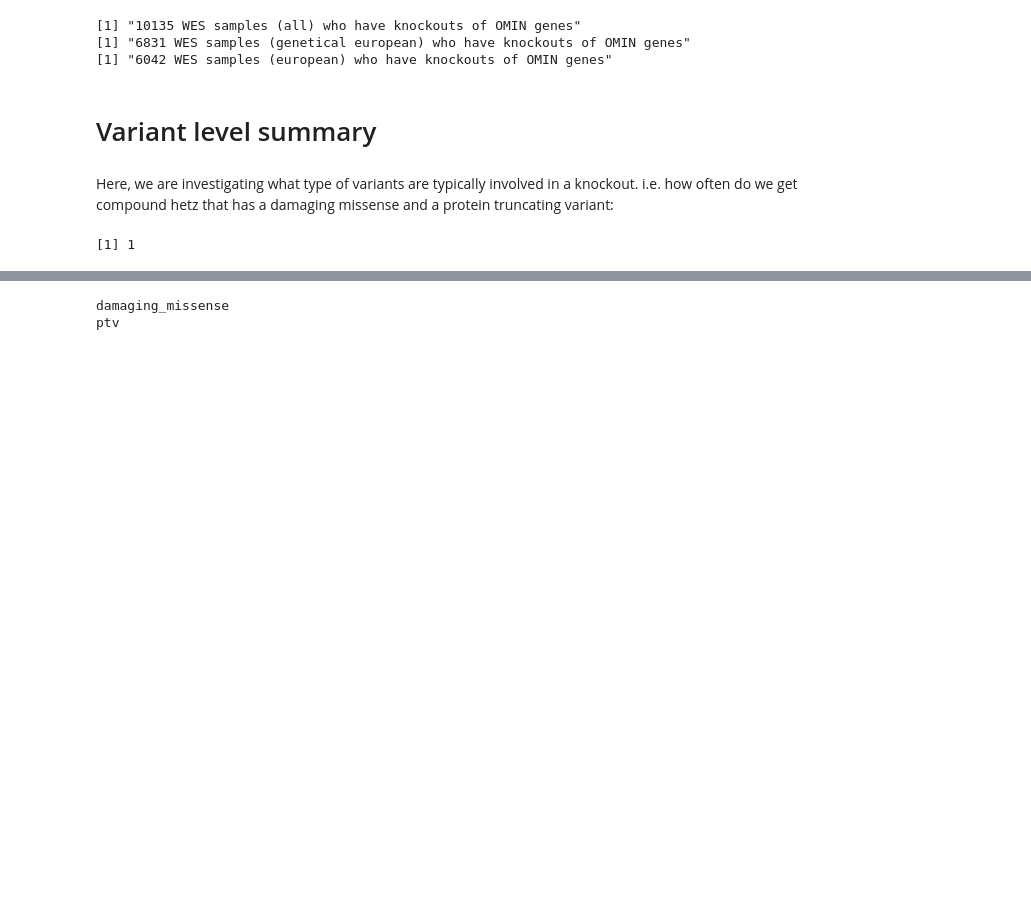
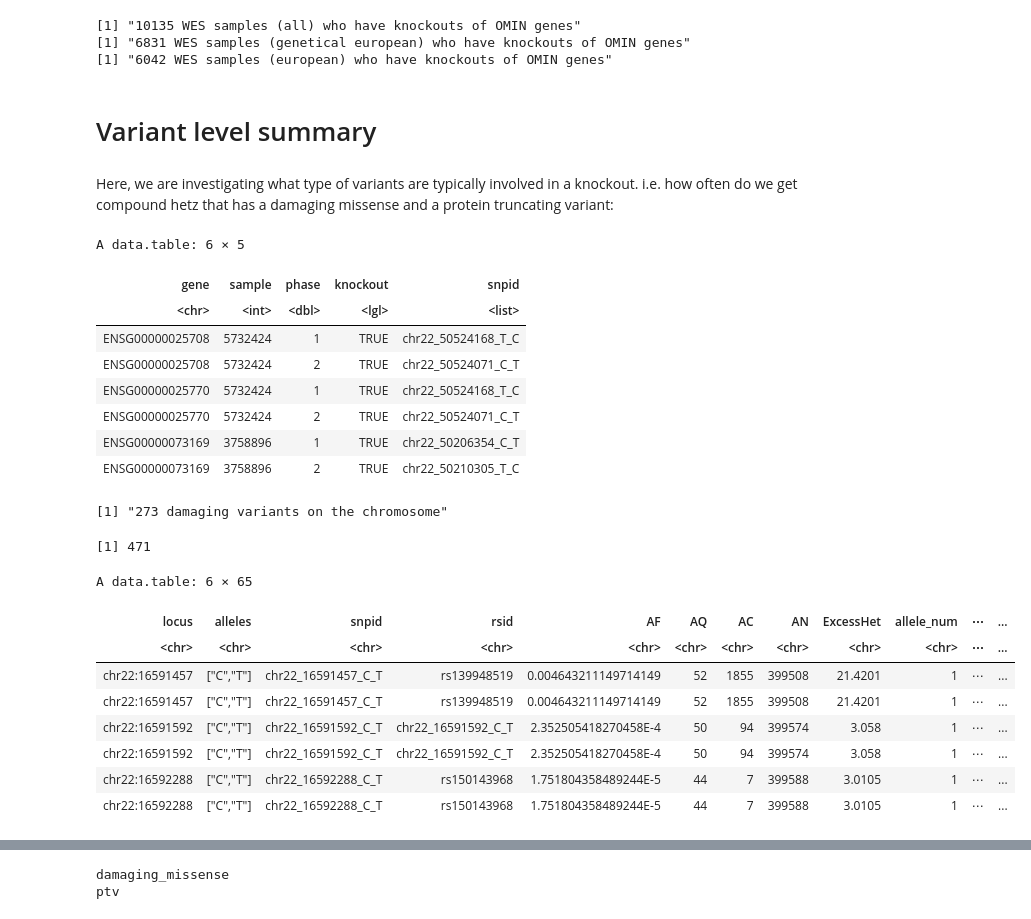
Before and after one commit to frhl/wes_ko_ukbb, a Jupyter notebook: notebooks/210923_knockout_summary.ipynb, the cells around one changed output, grey strips where cells are left out. Saved outputs shown, nothing was run; the diff lists cells and outputs as text; code cells hidden in the pictures; blank space fills up the shorter version.

```diff
--- a/notebooks/210923_knockout_summary.ipynb
+++ b/notebooks/210923_knockout_summary.ipynb
@@ -21,7 +38,7 @@ europeans_gen <- europeans_gen$eid[europeans_gen$genetically_european == 1]
 ko_files = list.files('derived/knockouts/all/ptvs_damaging_missense/', full.names = TRUE, pattern = 'knockouts')
 
 # combine knockouts in single file
-dt <- setDT(do.call(rbind, lapply(files, function(f){
+dt <- setDT(do.call(rbind, lapply(ko_files, function(f){
     d = fread(f)
     d = d[d$gene_id %in% protein_coding]
     name = basename(f)
@@ -150,12 +168,6 @@ print(paste(ukbb_eur_in_merge, 'WES samples (european) who have knockouts of OMI
 # Variant level summary
 # %% [markdown]
 Here, we are investigating what type of variants are typically involved in a knockout. i.e. how often do we get compound hetz that has a damaging missense and a protein truncating variant:
-# %%
-# investigating homozygous knockouts first
-dt_ch <- dt[dt$csqs == 'CH' & dt$chr == '22']
-length(unique(dt_ho$chr))
-# %% [output]
-[1] 1
 # %%
 # helpers
 format_from_hail <- function(x) gsub('(\\[)|(\\])|(")|(\\})|(\\{)','',x)
@@ -192,7 +204,7 @@ extract_hail_field <- function(data){
     })
 
     # note that sub-matrices have different column names
-    combined <- dplyr::bind_rows(lst)
+    combined <- suppressMessages(dplyr::bind_rows(lst))
     combined <- combined[,!grepl('(name\\.\\.)|(db\\.\\.)',colnames(combined)), with = FALSE]
     return(combined)
 }
@@ -201,10 +213,12 @@ extract_hail_field <- function(data){
 unpack_hail_rows <- function(data){
     info <- format_from_hail(dfv$info)
     vep <- format_from_hail(dfv$vep)
+    #dbnsfp <- format_from_hail(dfv$dbnsfp)
     mat <- setDT(cbind(
         dfv[,c('locus','alleles','snpid','rsid')],
         extract_hail_field(info),
         extract_hail_field(vep)
+        #extract_hail_field(dbnsfp)
     ))
     return(mat)
 }
@@ -214,4 +225,39 @@ stratify_by_variant(dt_ho)
 # %%
+# investigating homozygous knockouts first
+dt_ch <- dt[dt$csqs == 'CH' & dt$chr == '22']
+#head(dt_ch)
+
+# stratify by varaint
+dt_ch = stratify_by_variant(dt_ch)
+head(dt_ch)
+print(paste(length(unique(dt_ch$snpid)),'damaging variants on the chromosome'))
+
 # get Hail variants (note, this step takes a long time!)
 dfv <- fread('data/variants/ukb_wes_200_chr22_variants.tsv.gz', stringsAsFactor = FALSE)
-hail_variants <- unpack_hail_rows(dfv)
+dfv <- dfv[dfv$snpid %in% dt_ch$snpid,]
+nrow(dfv)
+
+# unpact damaging variants
+stats <- unpack_hail_rows(dfv)
+head(stats)
+# %% [output]
+A data.table: 6 × 5
+| gene | sample | phase | knockout | snpid |
+| <chr> | <int> | <dbl> | <lgl> | <list> |
+| ENSG00000025708 | 5732424 | 1 | TRUE | chr22_50524168_T_C |
+| ENSG00000025708 | 5732424 | 2 | TRUE | chr22_50524071_C_T |
+| ENSG00000025770 | 5732424 | 1 | TRUE | chr22_50524168_T_C |
+| ENSG00000025770 | 5732424 | 2 | TRUE | chr22_50524071_C_T |
+| ENSG00000073169 | 3758896 | 1 | TRUE | chr22_50206354_C_T |
+| ENSG00000073169 | 3758896 | 2 | TRUE | chr22_50210305_T_C |
+[1] "273 damaging variants on the chromosome"
+[1] 471
+A data.table: 6 × 65
+| locus | alleles | snpid | rsid | AF | AQ | AC | AN | ExcessHet | allele_num | ⋯ | ... |
+| <chr> | <chr> | <chr> | <chr> | <chr> | <chr> | <chr> | <chr> | <chr> | <chr> | ⋯ | ... |
+| chr22:16591457 | ["C","T"] | chr22_16591457_C_T | rs139948519 | 0.004643211149714149 | 52 | 1855 | 399508 | 21.4201 | 1 | ⋯ | ... |
+| chr22:16591457 | ["C","T"] | chr22_16591457_C_T | rs139948519 | 0.004643211149714149 | 52 | 1855 | 399508 | 21.4201 | 1 | ⋯ | ... |
+| chr22:16591592 | ["C","T"] | chr22_16591592_C_T | chr22_16591592_C_T | 2.352505418270458E-4 | 50 | 94 | 399574 | 3.058 | 1 | ⋯ | ... |
+| chr22:16591592 | ["C","T"] | chr22_16591592_C_T | chr22_16591592_C_T | 2.352505418270458E-4 | 50 | 94 | 399574 | 3.058 | 1 | ⋯ | ... |
+| chr22:16592288 | ["C","T"] | chr22_16592288_C_T | rs150143968 | 1.751804358489244E-5 | 44 | 7 | 399588 | 3.0105 | 1 | ⋯ | ... |
+| chr22:16592288 | ["C","T"] | chr22_16592288_C_T | rs150143968 | 1.751804358489244E-5 | 44 | 7 | 399588 | 3.0105 | 1 | ⋯ | ... |
```
Also changed, not shown: parts of 9 cells of this notebook, 7 other files.
